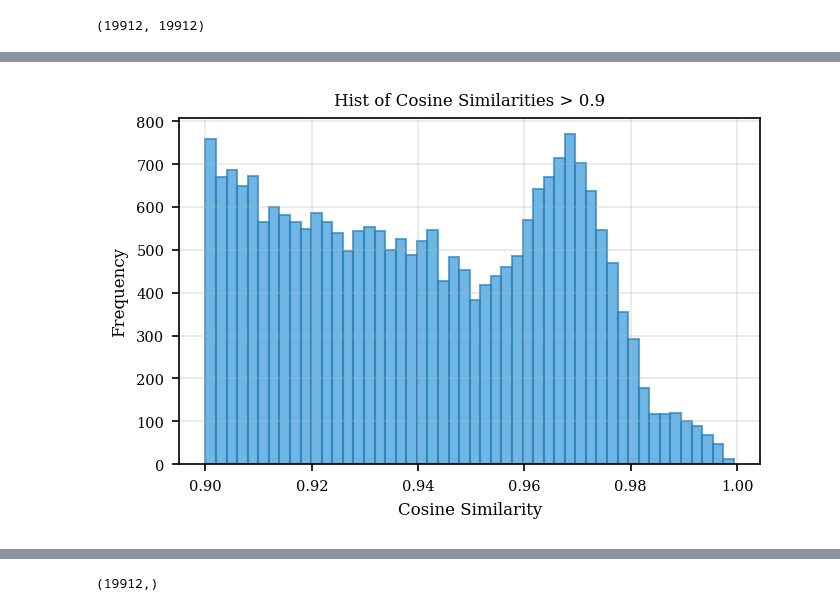
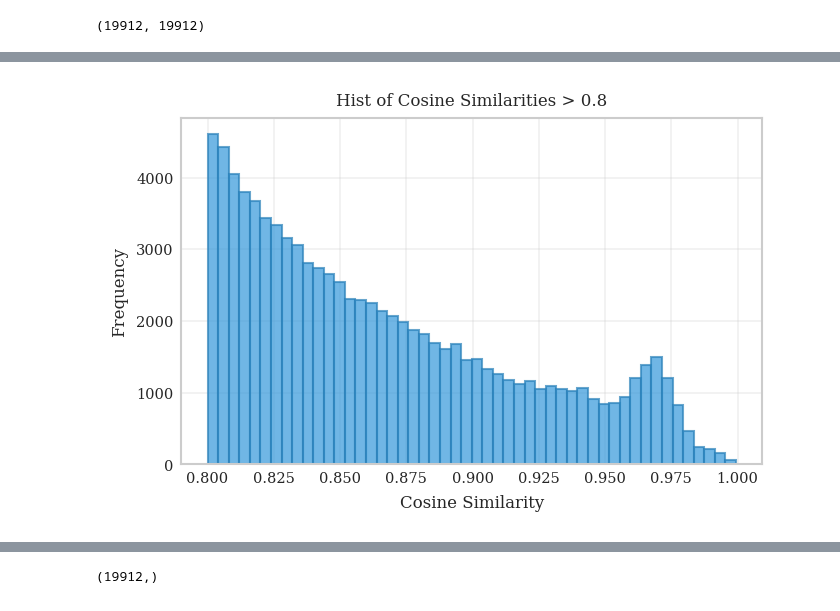
Before and after one commit to CPU-DS/kg4rd, a Jupyter notebook: src/kg4rd/data_process/disease_cluster.ipynb, the cells around one changed output, grey strips where cells are left out. Drawn from its saved outputs; the diff is of its cells as text; code cells hidden in the pictures.

```diff
--- a/src/kg4rd/data_process/disease_cluster.ipynb
+++ b/src/kg4rd/data_process/disease_cluster.ipynb
@@ -115,15 +113,15 @@ plt.show()
 # %%
 half_similarity = similarity_matrix[ np.triu_indices_from(similarity_matrix, k=1) ]  # 上三角矩阵（不包含对角线）
-high_similarity = half_similarity[half_similarity > 0.9]
+high_similarity = half_similarity[half_similarity > 0.8]
 
 # 绘制直方图
 plt.figure(figsize=(5, 3))
 plt.hist(high_similarity, bins=50, alpha=0.7, color='#3498db', edgecolor='#2980b9', linewidth=1)
-plt.title('Hist of Cosine Similarities > 0.9', fontsize=8)
+plt.title('Hist of Cosine Similarities > 0.8', fontsize=8)
 plt.xlabel('Cosine Similarity', fontsize=8)
 plt.ylabel('Frequency', fontsize=8)
 plt.tick_params(axis='both', labelsize=7)  # 坐标轴字体调小
 plt.grid(True, alpha=0.3)
 plt.show()
 # %% [output]
-[figure, old version]
+[figure, new version]
```
Also changed, not shown: parts of 6 cells of this notebook, 7 other files.
